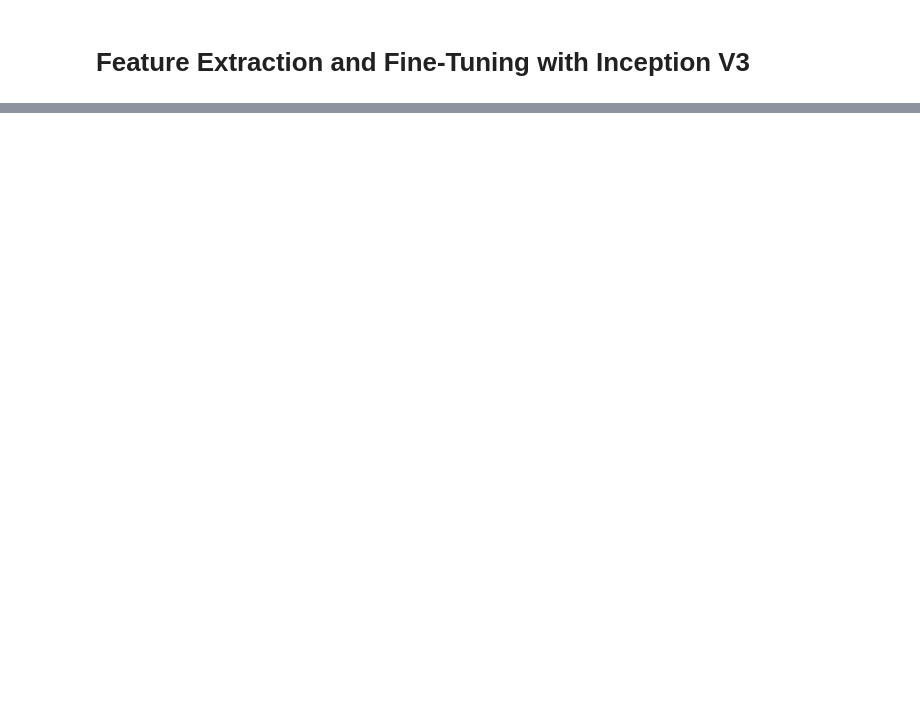
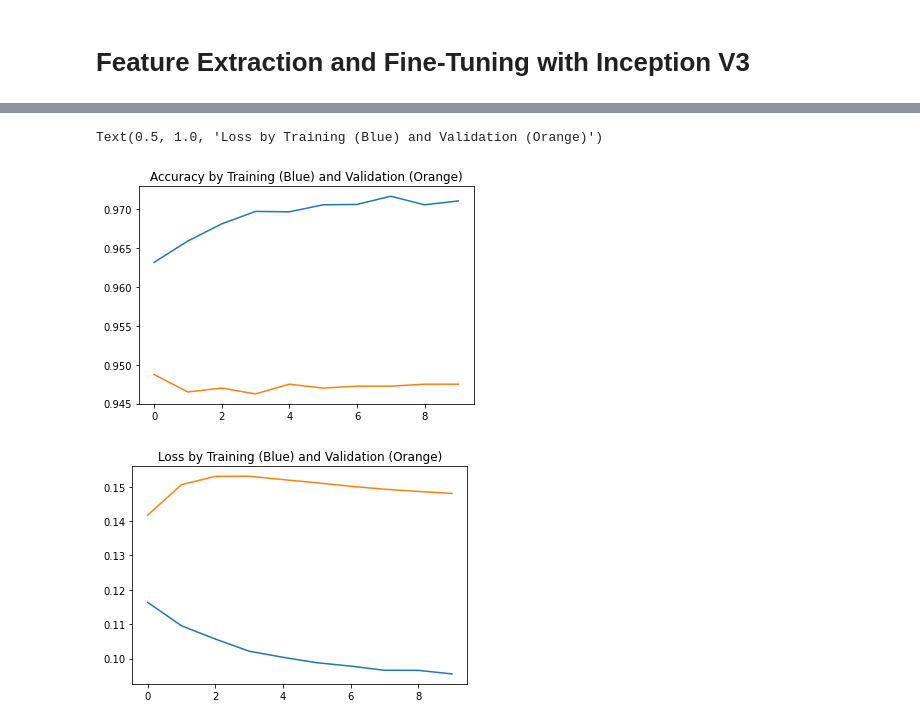
Before and after one commit to CommonerCoffee/Identifying-Manga-with-Convolutional-Neural-Networks, a Jupyter notebook: Identifying_Manga_with_Convolutional_Neural_Networks.ipynb, the cells around one changed output, grey strips where cells are left out. Drawn from its saved outputs; the diff is of its cells as text; code cells hidden in the pictures; blank space fills up the shorter version.

```diff
--- a/Identifying_Manga_with_Convolutional_Neural_Networks.ipynb
+++ b/Identifying_Manga_with_Convolutional_Neural_Networks.ipynb
@@ -478,3 +503,11 @@ model_V3.compile(loss='binary_crossentropy',
                   lr=0.00001,
                   momentum=0.9),
               metrics=['acc'])
+# %%
+history = model_V3.fit(
+      train_generator,
+      steps_per_epoch=100,
+      epochs=10,
+      validation_data=validation_generator,
+      validation_steps=20,
+      verbose=2)
@@ -480,0 +539,24 @@ model_V3.compile(loss='binary_crossentropy',
+# %%
+# Getting accuracy and losses for our training and validation data sets for plotting
+acc = history.history['acc']
+val_acc = history.history['val_acc']
+loss = history.history['loss']
+val_loss = history.history['val_loss']
+
+epochs = range(len(acc))
+
+# Plotting training and validation accuracy per epoch
+plt.plot(epochs, acc)
+plt.plot(epochs, val_acc)
+plt.title('Accuracy by Training (Blue) and Validation (Orange)')
+
+plt.figure()
+
+# Plotting training and validation loss per epoch
+plt.plot(epochs, loss)
+plt.plot(epochs, val_loss)
+plt.title('Loss by Training (Blue) and Validation (Orange)')
+# %% [output]
+Text(0.5, 1.0, 'Loss by Training (Blue) and Validation (Orange)')
+[figure, added]
+[figure, added]
```
Also changed, not shown: parts of 27 cells of this notebook.
